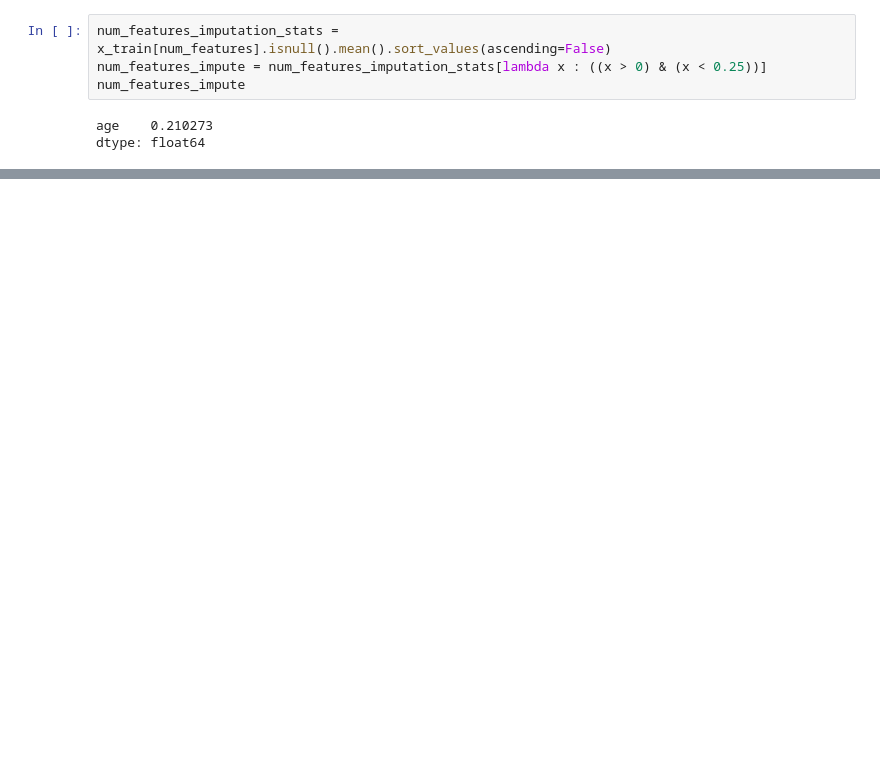
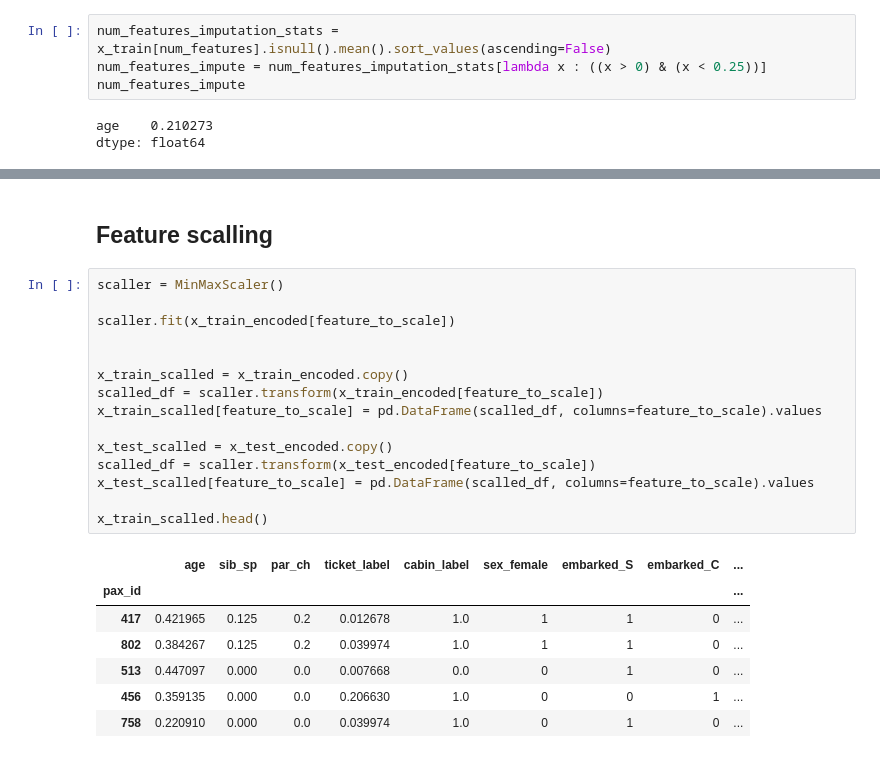
Before and after one commit to iliya1984/DevML, a Jupyter notebook: Titanic/titanic_train_dl_model.ipynb, the cells around one changed output, grey strips where cells are left out. Saved outputs shown, nothing was run; the diff lists cells and outputs as text; blank space fills up the shorter version.

Commit message:
added feature scalling

```diff
--- a/Titanic/titanic_train_dl_model.ipynb
+++ b/Titanic/titanic_train_dl_model.ipynb
@@ -599,0 +622,25 @@ x_train_imputed.head()
+# %% [markdown]
+## Feature scalling
+# %%
+scaller = MinMaxScaler()
+
+scaller.fit(x_train_encoded[feature_to_scale])
+
+
+x_train_scalled = x_train_encoded.copy()
+scalled_df = scaller.transform(x_train_encoded[feature_to_scale])
+x_train_scalled[feature_to_scale] = pd.DataFrame(scalled_df, columns=feature_to_scale).values
+
+x_test_scalled = x_test_encoded.copy()
+scalled_df = scaller.transform(x_test_encoded[feature_to_scale])
+x_test_scalled[feature_to_scale] = pd.DataFrame(scalled_df, columns=feature_to_scale).values
+
+x_train_scalled.head()
+# %% [output]
+|  | age | sib_sp | par_ch | ticket_label | cabin_label | sex_female | embarked_S | embarked_C | ... |
+| pax_id |  |  |  |  |  |  |  |  | ... |
+| 417 | 0.421965 | 0.125 | 0.2 | 0.012678 | 1.0 | 1 | 1 | 0 | ... |
+| 802 | 0.384267 | 0.125 | 0.2 | 0.039974 | 1.0 | 1 | 1 | 0 | ... |
+| 513 | 0.447097 | 0.000 | 0.0 | 0.007668 | 0.0 | 0 | 1 | 0 | ... |
+| 456 | 0.359135 | 0.000 | 0.0 | 0.206630 | 1.0 | 0 | 0 | 1 | ... |
+| 758 | 0.220910 | 0.000 | 0.0 | 0.039974 | 1.0 | 0 | 1 | 0 | ... |
```
Also changed, not shown: parts of 9 cells of this notebook.
